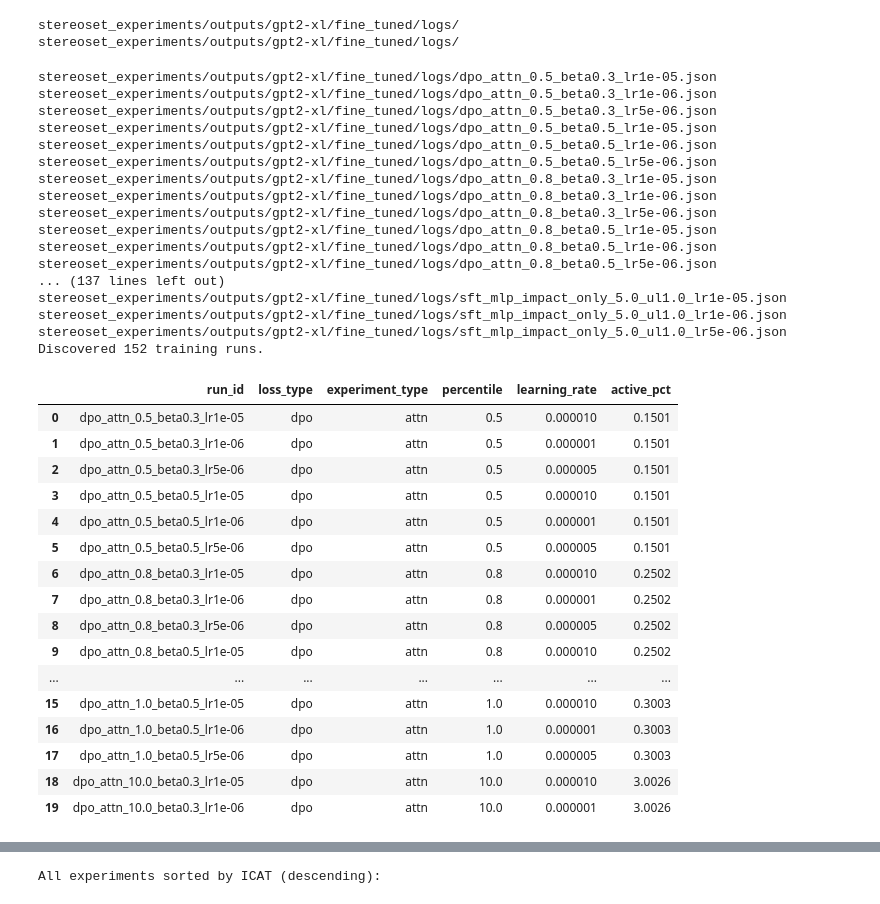
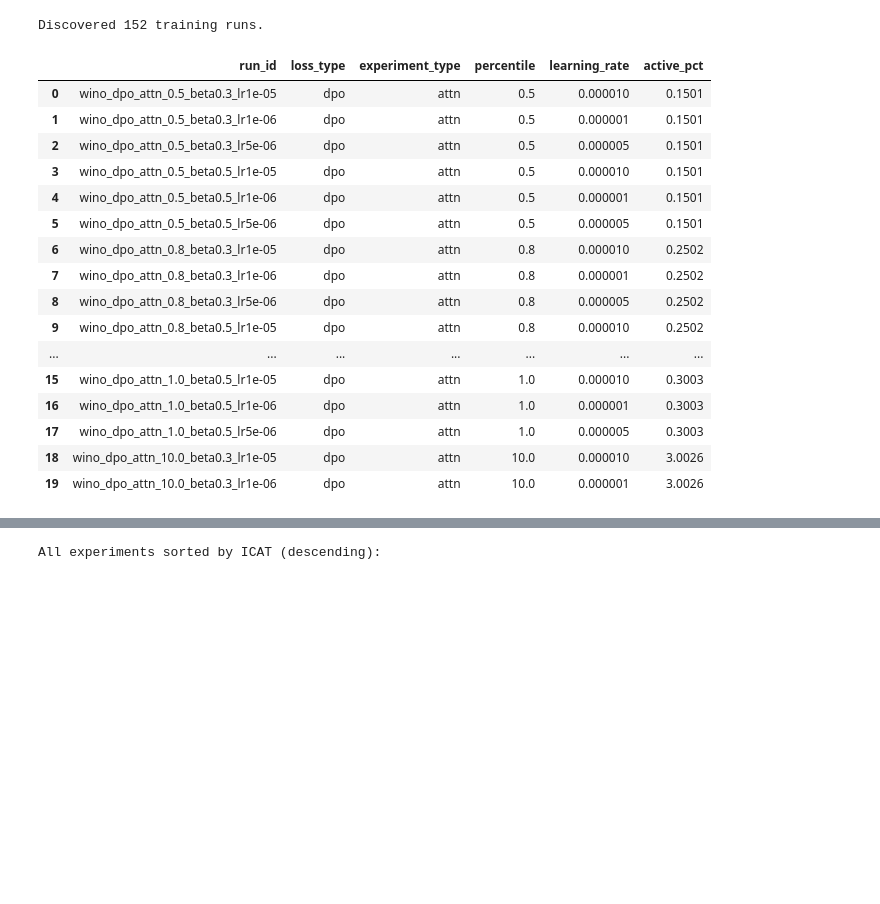
Before and after one commit to MartaSamoilenko/bias-mitigation-interpretability, a Jupyter notebook: experiments/winogender/fine_tuned_analysis.ipynb, the cells around one changed output, grey strips where cells are left out. Drawn from its saved outputs; the diff is of its cells as text; code cells hidden in the pictures; blank space fills up the shorter version.

Commit message:
winogender update

```diff
--- a/experiments/winogender/fine_tuned_analysis.ipynb
+++ b/experiments/winogender/fine_tuned_analysis.ipynb
@@ -9,70 +11,51 @@ import matplotlib.ticker as ticker
 import s3_utils
 # %%
-log_keys = s3_utils.list_keys("outputs/gpt2-xl/fine_tuned/logs/")
-prefix = s3_utils.s3_key("outputs/gpt2-xl/fine_tuned/logs/")
+log_keys = s3_utils.list_keys("outputs/gpt2-xl/winogender/fine_tuned/logs/")
+prefix = s3_utils.s3_key("outputs/gpt2-xl/winogender/fine_tuned/logs/")
-# %% [output]
-stereoset_experiments/outputs/gpt2-xl/fine_tuned/logs/
-stereoset_experiments/outputs/gpt2-xl/fine_tuned/logs/
 # %%
 run_ids = [
     k[len(prefix):].replace(".json", "")
     for k in log_keys
     if k.endswith(".json") and "all_experiment" not in k
 ]
 runs_metadata = []
 for rid in run_ids:
-    log = s3_utils.read_json(f"outputs/gpt2-xl/fine_tuned/logs/{rid}.json")
+    log = s3_utils.read_json(f"outputs/gpt2-xl/winogender/fine_tuned/logs/{rid}.json")
     runs_metadata.append({
         "run_id": rid,
         "loss_type": log.get("loss_type"),
         "experiment_type": log.get("experiment_type"),
         "percentile": log.get("percentile"),
         "active_pct": log.get("active_pct", 0.0),
         "learning_rate": log.get("learning_rate"),
         "dpo_beta": log.get("dpo_beta", np.nan),
         "ul_weight": log.get("ul_weight", np.nan),
         "best_val_loss": log.get("best_val_loss"),
         "best_epoch": log.get("best_epoch"),
         "total_epochs": log.get("total_epochs"),
         "epochs": log.get("epochs", []),
     })
 
 runs_metadata_df = pd.DataFrame(runs_metadata)
 print(f"Discovered {len(runs_metadata_df)} training runs.")
 runs_metadata_df[["run_id", "loss_type", "experiment_type", "percentile", "learning_rate", "active_pct"]].head(20)
 # %% [output]
-stereoset_experiments/outputs/gpt2-xl/fine_tuned/logs/dpo_attn_0.5_beta0.3_lr1e-05.json
-stereoset_experiments/outputs/gpt2-xl/fine_tuned/logs/dpo_attn_0.5_beta0.3_lr1e-06.json
-stereoset_experiments/outputs/gpt2-xl/fine_tuned/logs/dpo_attn_0.5_beta0.3_lr5e-06.json
-stereoset_experiments/outputs/gpt2-xl/fine_tuned/logs/dpo_attn_0.5_beta0.5_lr1e-05.json
-stereoset_experiments/outputs/gpt2-xl/fine_tuned/logs/dpo_attn_0.5_beta0.5_lr1e-06.json
-stereoset_experiments/outputs/gpt2-xl/fine_tuned/logs/dpo_attn_0.5_beta0.5_lr5e-06.json
-stereoset_experiments/outputs/gpt2-xl/fine_tuned/logs/dpo_attn_0.8_beta0.3_lr1e-05.json
-stereoset_experiments/outputs/gpt2-xl/fine_tuned/logs/dpo_attn_0.8_beta0.3_lr1e-06.json
-stereoset_experiments/outputs/gpt2-xl/fine_tuned/logs/dpo_attn_0.8_beta0.3_lr5e-06.json
-stereoset_experiments/outputs/gpt2-xl/fine_tuned/logs/dpo_attn_0.8_beta0.5_lr1e-05.json
-stereoset_experiments/outputs/gpt2-xl/fine_tuned/logs/dpo_attn_0.8_beta0.5_lr1e-06.json
-stereoset_experiments/outputs/gpt2-xl/fine_tuned/logs/dpo_attn_0.8_beta0.5_lr5e-06.json
-... (137 lines left out)
-stereoset_experiments/outputs/gpt2-xl/fine_tuned/logs/sft_mlp_impact_only_5.0_ul1.0_lr1e-05.json
-stereoset_experiments/outputs/gpt2-xl/fine_tuned/logs/sft_mlp_impact_only_5.0_ul1.0_lr1e-06.json
-stereoset_experiments/outputs/gpt2-xl/fine_tuned/logs/sft_mlp_impact_only_5.0_ul1.0_lr5e-06.json
 Discovered 152 training runs.
 |  | run_id | loss_type | experiment_type | percentile | learning_rate | active_pct |
-| 0 | dpo_attn_0.5_beta0.3_lr1e-05 | dpo | attn | 0.5 | 0.000010 | 0.1501 |
-| 1 | dpo_attn_0.5_beta0.3_lr1e-06 | dpo | attn | 0.5 | 0.000001 | 0.1501 |
-| 2 | dpo_attn_0.5_beta0.3_lr5e-06 | dpo | attn | 0.5 | 0.000005 | 0.1501 |
-| 3 | dpo_attn_0.5_beta0.5_lr1e-05 | dpo | attn | 0.5 | 0.000010 | 0.1501 |
-| 4 | dpo_attn_0.5_beta0.5_lr1e-06 | dpo | attn | 0.5 | 0.000001 | 0.1501 |
-| 5 | dpo_attn_0.5_beta0.5_lr5e-06 | dpo | attn | 0.5 | 0.000005 | 0.1501 |
-| 6 | dpo_attn_0.8_beta0.3_lr1e-05 | dpo | attn | 0.8 | 0.000010 | 0.2502 |
-| 7 | dpo_attn_0.8_beta0.3_lr1e-06 | dpo | attn | 0.8 | 0.000001 | 0.2502 |
-| 8 | dpo_attn_0.8_beta0.3_lr5e-06 | dpo | attn | 0.8 | 0.000005 | 0.2502 |
-| 9 | dpo_attn_0.8_beta0.5_lr1e-05 | dpo | attn | 0.8 | 0.000010 | 0.2502 |
+| 0 | wino_dpo_attn_0.5_beta0.3_lr1e-05 | dpo | attn | 0.5 | 0.000010 | 0.1501 |
+| 1 | wino_dpo_attn_0.5_beta0.3_lr1e-06 | dpo | attn | 0.5 | 0.000001 | 0.1501 |
+| 2 | wino_dpo_attn_0.5_beta0.3_lr5e-06 | dpo | attn | 0.5 | 0.000005 | 0.1501 |
+| 3 | wino_dpo_attn_0.5_beta0.5_lr1e-05 | dpo | attn | 0.5 | 0.000010 | 0.1501 |
+| 4 | wino_dpo_attn_0.5_beta0.5_lr1e-06 | dpo | attn | 0.5 | 0.000001 | 0.1501 |
+| 5 | wino_dpo_attn_0.5_beta0.5_lr5e-06 | dpo | attn | 0.5 | 0.000005 | 0.1501 |
+| 6 | wino_dpo_attn_0.8_beta0.3_lr1e-05 | dpo | attn | 0.8 | 0.000010 | 0.2502 |
+| 7 | wino_dpo_attn_0.8_beta0.3_lr1e-06 | dpo | attn | 0.8 | 0.000001 | 0.2502 |
+| 8 | wino_dpo_attn_0.8_beta0.3_lr5e-06 | dpo | attn | 0.8 | 0.000005 | 0.2502 |
+| 9 | wino_dpo_attn_0.8_beta0.5_lr1e-05 | dpo | attn | 0.8 | 0.000010 | 0.2502 |
 | ... | ... | ... | ... | ... | ... | ... |
-| 15 | dpo_attn_1.0_beta0.5_lr1e-05 | dpo | attn | 1.0 | 0.000010 | 0.3003 |
-| 16 | dpo_attn_1.0_beta0.5_lr1e-06 | dpo | attn | 1.0 | 0.000001 | 0.3003 |
-| 17 | dpo_attn_1.0_beta0.5_lr5e-06 | dpo | attn | 1.0 | 0.000005 | 0.3003 |
-| 18 | dpo_attn_10.0_beta0.3_lr1e-05 | dpo | attn | 10.0 | 0.000010 | 3.0026 |
-| 19 | dpo_attn_10.0_beta0.3_lr1e-06 | dpo | attn | 10.0 | 0.000001 | 3.0026 |
+| 15 | wino_dpo_attn_1.0_beta0.5_lr1e-05 | dpo | attn | 1.0 | 0.000010 | 0.3003 |
+| 16 | wino_dpo_attn_1.0_beta0.5_lr1e-06 | dpo | attn | 1.0 | 0.000001 | 0.3003 |
+| 17 | wino_dpo_attn_1.0_beta0.5_lr5e-06 | dpo | attn | 1.0 | 0.000005 | 0.3003 |
+| 18 | wino_dpo_attn_10.0_beta0.3_lr1e-05 | dpo | attn | 10.0 | 0.000010 | 3.0026 |
+| 19 | wino_dpo_attn_10.0_beta0.3_lr1e-06 | dpo | attn | 10.0 | 0.000001 | 3.0026 |
 # %%
```
Also changed, not shown: parts of 11 cells of this notebook, 9 other files.
